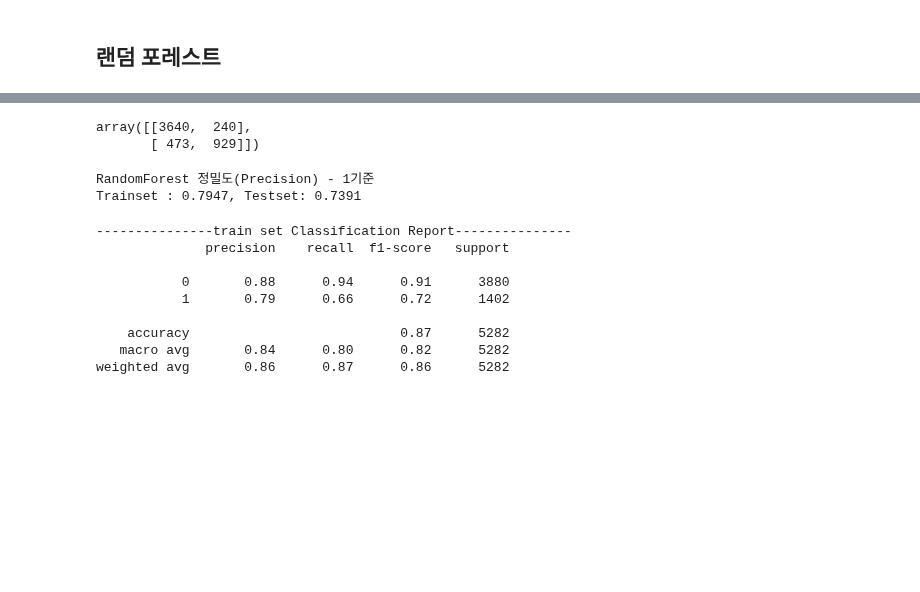
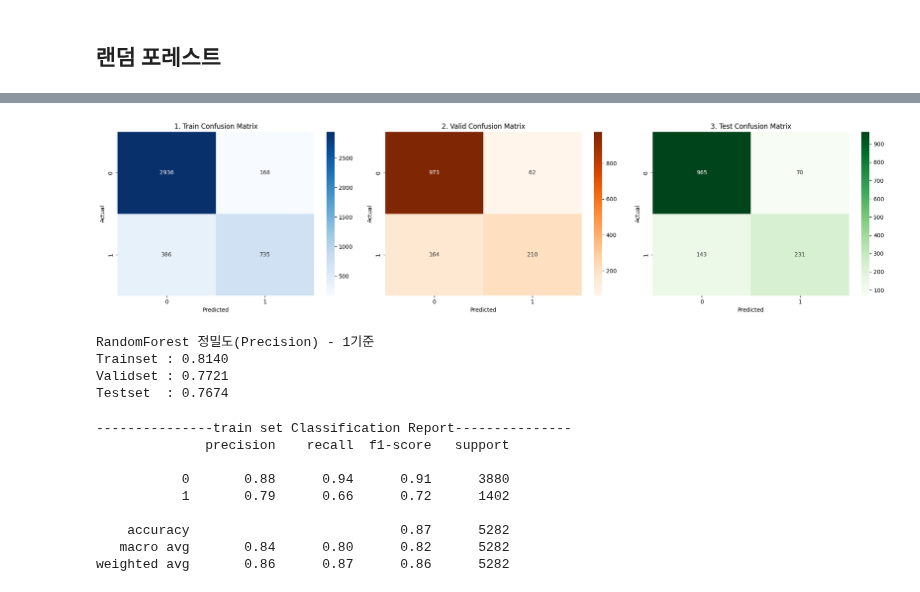
Before and after one commit to SKNETWORKS-FAMILY-AICAMP/SKN21-2nd-4Team, a Jupyter notebook: notebooks/ML_Modeling_Experiment.ipynb, the cells around one changed output, grey strips where cells are left out. Drawn from its saved outputs; the diff is of its cells as text; code cells hidden in the pictures; blank space fills up the shorter version.

```diff
--- a/notebooks/ML_Modeling_Experiment.ipynb
+++ b/notebooks/ML_Modeling_Experiment.ipynb
@@ -215,21 +263,53 @@ pred_test_rfc =  rfc.predict(X_test)
 # %%
+
 import matplotlib.pyplot as plt
+import seaborn as sns
 from sklearn.metrics import confusion_matrix
-# Confusion Matrix
-cm_train_rfc = confusion_matrix(y_train, pred_train_rfc)
-cm_train_rfc
+
+# 1. 각각의 Confusion Matrix 계산
+cm_train = confusion_matrix(y_train, pred_train_rfc)
+cm_valid = confusion_matrix(y_valid, pred_val_rfc)
+cm_test  = confusion_matrix(y_test, pred_test_rfc)
+
+# 2. 그림 그리기 (1줄에 3개 그리기)
+fig, ax = plt.subplots(1, 3, figsize=(20, 5))
+
+# --- Train Heatmap ---
+sns.heatmap(cm_train, annot=True, fmt='d', cmap='Blues', ax=ax[0])
+ax[0].set_title('1. Train Confusion Matrix')
+ax[0].set_xlabel('Predicted')
+ax[0].set_ylabel('Actual')
+
+# --- Valid Heatmap ---
+sns.heatmap(cm_valid, annot=True, fmt='d', cmap='Oranges', ax=ax[1])
+ax[1].set_title('2. Valid Confusion Matrix')
+ax[1].set_xlabel('Predicted')
+ax[1].set_ylabel('Actual')
+
+# --- Test Heatmap ---
+sns.heatmap(cm_test, annot=True, fmt='d', cmap='Greens', ax=ax[2])
+ax[2].set_title('3. Test Confusion Matrix')
+ax[2].set_xlabel('Predicted')
+ax[2].set_ylabel('Actual')
+
+plt.tight_layout()
+plt.show()
 # %% [output]
-array([[3640,  240],
-       [ 473,  929]])
+[figure, added]
 # %%
 import matplotlib.pyplot as plt
 from sklearn.metrics import precision_score
 
+
 print("RandomForest 정밀도(Precision) - 1기준")
-print(f"Trainset : {precision_score(y_train, pred_train_rfc):.4f}, Testset: {precision_score(y_test, pred_test_rfc):.4f}")
+print(f"Trainset : {precision_score(y_train, pred_train_rfc):.4f}")
+print(f"Validset : {precision_score(y_valid, pred_val_rfc):.4f}") # ⭐ 여기가 추가된 부분입니다
+print(f"Testset  : {precision_score(y_test, pred_test_rfc):.4f}")
 # %% [output]
 RandomForest 정밀도(Precision) - 1기준
-Trainset : 0.7947, Testset: 0.7391
+Trainset : 0.8140
+Validset : 0.7721
+Testset  : 0.7674
 # %%
 import matplotlib.pyplot as plt
 from sklearn.metrics import classification_report
```
Also changed, not shown: parts of 7 cells of this notebook.
